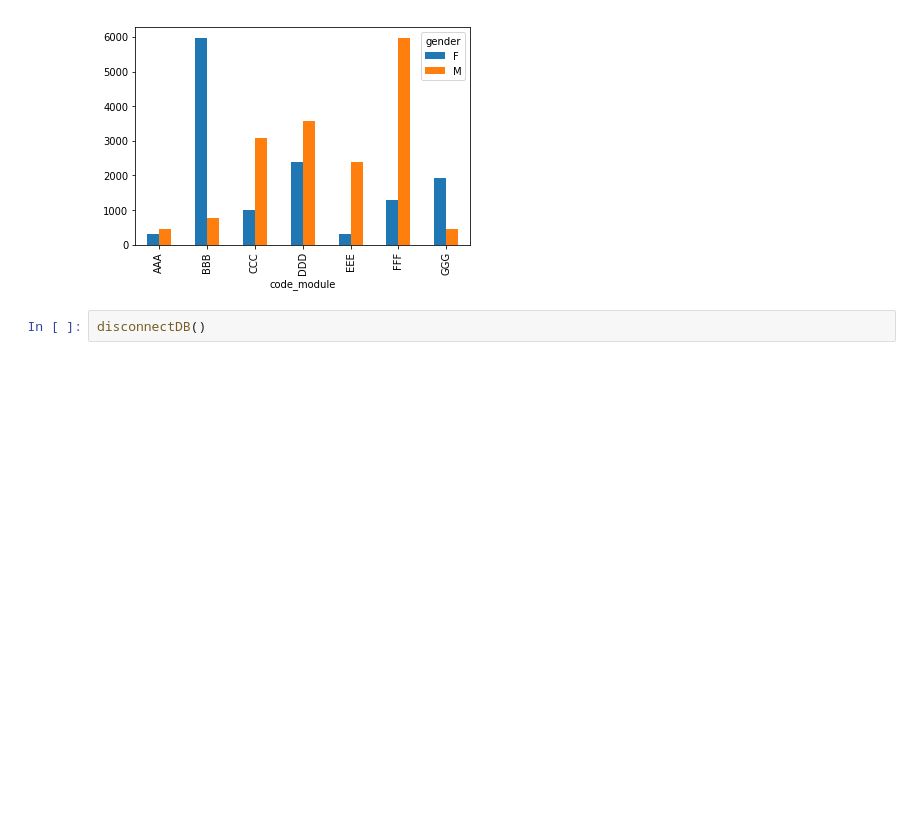
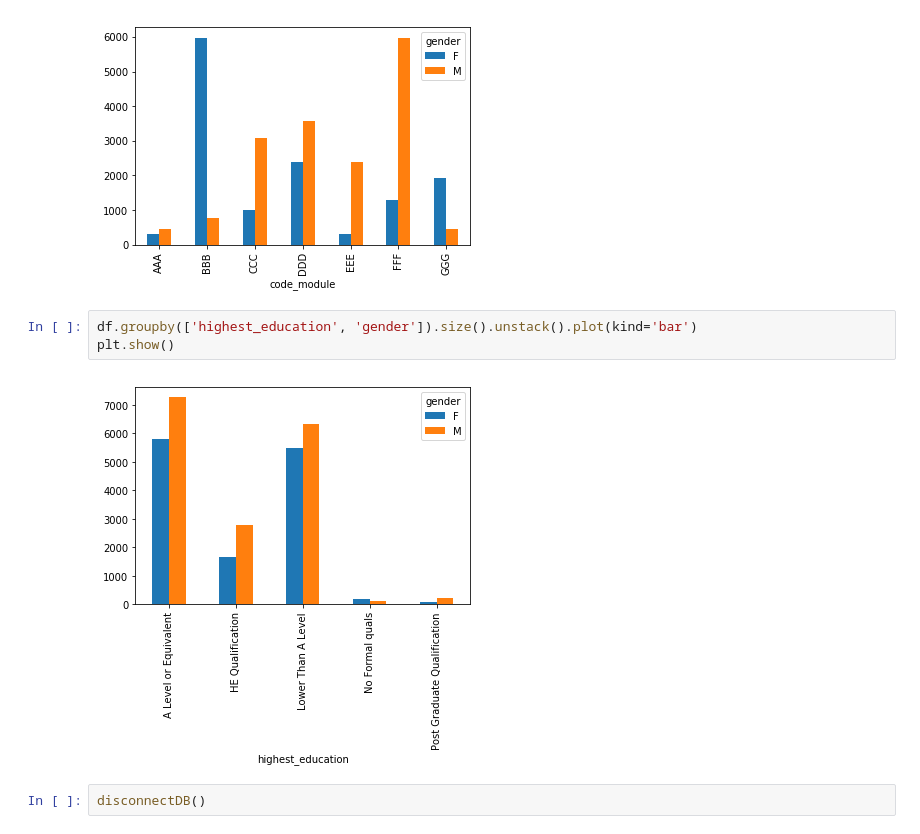
Before and after one commit to lmschreib/Exploratory-Data-Analysis, a Jupyter notebook: Exploratory Data Analysis Connected to Database.ipynb, the cells around one changed output. Drawn from its saved outputs; the diff is of its cells as text; blank space fills up the shorter version.

```diff
--- a/Exploratory Data Analysis Connected to Database.ipynb
+++ b/Exploratory Data Analysis Connected to Database.ipynb
@@ -247,6 +247,11 @@ df.groupby(['code_module', 'gender']).size().unstack().plot(kind='bar')
 plt.show()
 # %% [output]
 [figure]
+# %%
+df.groupby(['highest_education', 'gender']).size().unstack().plot(kind='bar')
+plt.show()
+# %% [output]
+[figure, added]
 # %%
 disconnectDB()
 # %% [output]
```
